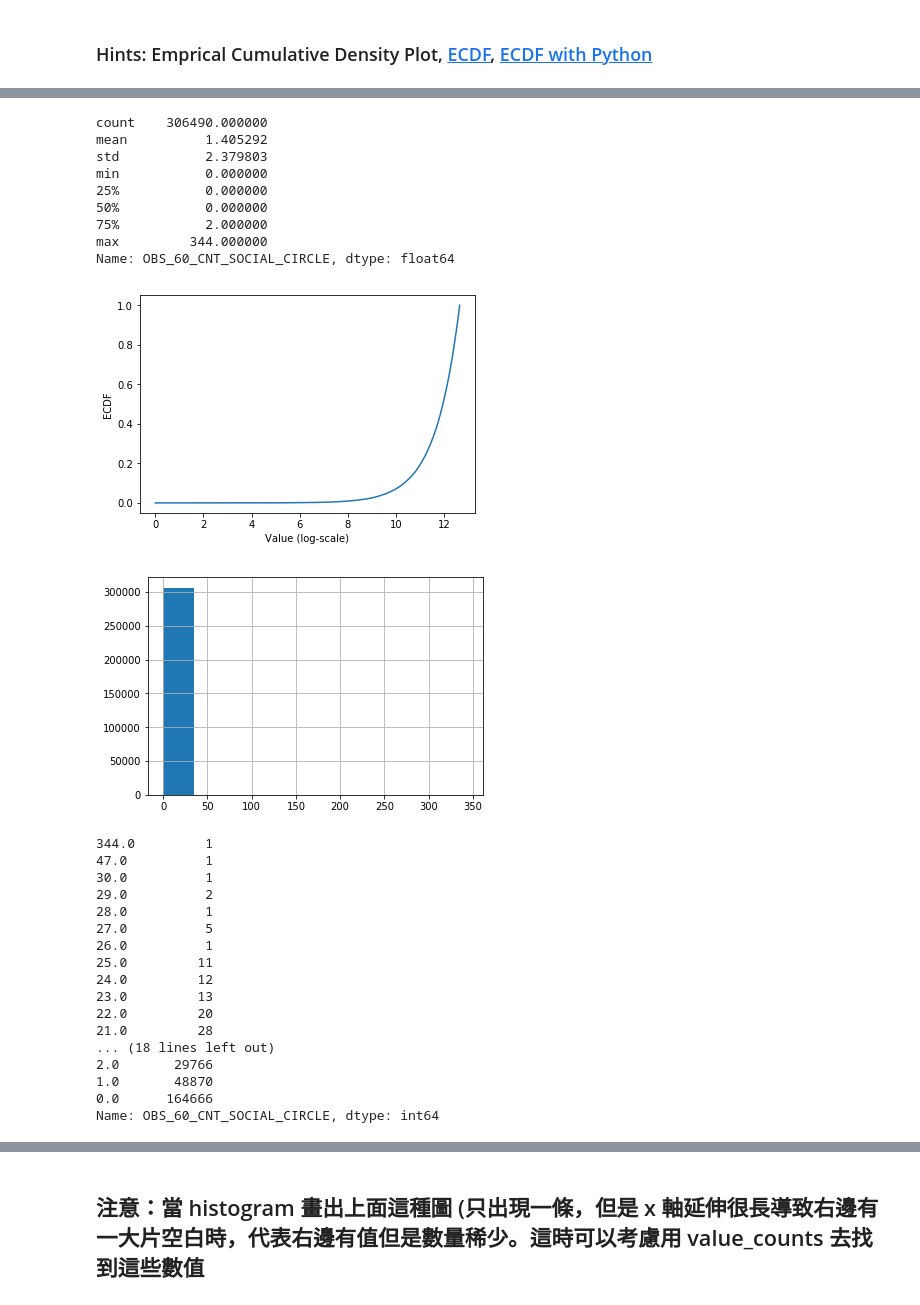
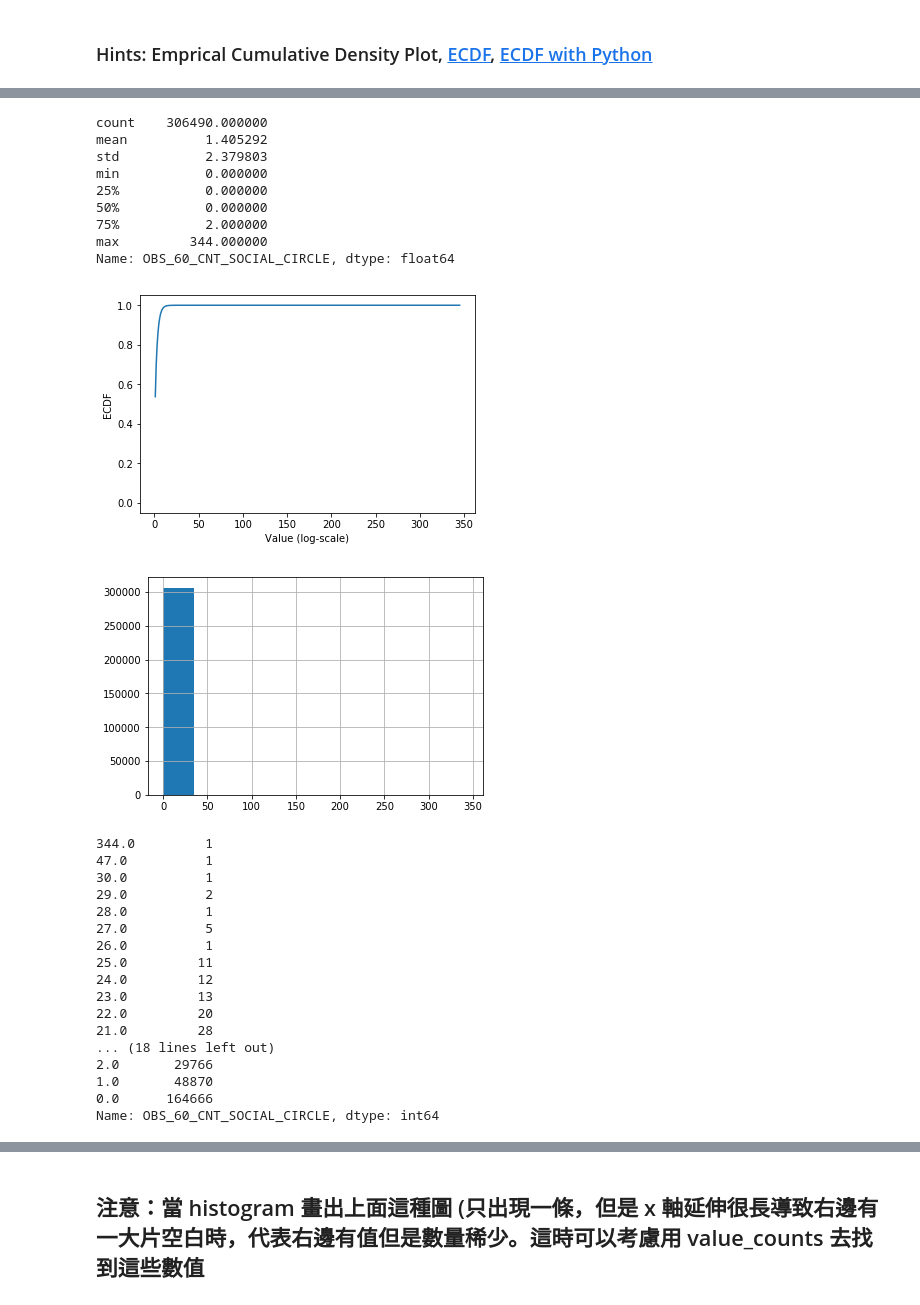
Before and after one commit to ming250112/4th-ML100Days, a Jupyter notebook: homework/Day_009_HW.ipynb, the cells around one changed output, grey strips where cells are left out. Saved outputs shown, nothing was run; the diff lists cells and outputs as text; code cells hidden in the pictures.

```diff
--- a/homework/Day_009_HW.ipynb
+++ b/homework/Day_009_HW.ipynb
@@ -84,7 +94,3 @@ sns.boxplot(app_train['OBS_60_CNT_SOCIAL_CIRCLE'])
 # AMT_INCOME_TOTAL
 # REGION_POPULATION_RELATIVE
 # OBS_60_CNT_SOCIAL_CIRCLE
-# %%
-app_train["AMT_INCOME_TOTAL cdf"] = [app_train['AMT_INCOME_TOTAL'][0:i+1].sum() for i in range(len(app_train))]
-app_train["REGION_POPULATION_RELATIVE cdf"] = [app_train['REGION_POPULATION_RELATIVE'][0:i+1].sum() for i in range(len(app_train))]
-app_train["OBS_60_CNT_SOCIAL_CIRCLE cdf"] = [app_train['OBS_60_CNT_SOCIAL_CIRCLE'][0:i+1].sum() for i in range(len(app_train))]
@@ -163,34 +179,34 @@ Name: REGION_POPULATION_RELATIVE, dtype: int64
 # %%
 # 最大值落在分布之外
 print(app_train['OBS_60_CNT_SOCIAL_CIRCLE'].describe())
 
 # 繪製 Empirical Cumulative Density Plot (ECDF)
 
-cdf = app_train["OBS_60_CNT_SOCIAL_CIRCLE cdf"]
+cdf = app_train["OBS_60_CNT_SOCIAL_CIRCLE"].value_counts().sort_index().cumsum()
 
 
-plt.plot(np.log(list(cdf.index+1)), cdf/cdf.max())
+plt.plot(list(cdf.index+1), cdf/cdf.max())
 plt.xlabel('Value (log-scale)')
 plt.ylabel('ECDF')
 
 plt.ylim([-0.05,1.05]) # 限制顯示圖片的範圍
 
 plt.show()
 
 app_train['OBS_60_CNT_SOCIAL_CIRCLE'].hist()
 plt.show()
 print(app_train['OBS_60_CNT_SOCIAL_CIRCLE'].value_counts().sort_index(ascending = False))
 # %% [output]
 count    306490.000000
 mean          1.405292
 std           2.379803
 min           0.000000
 25%           0.000000
 50%           0.000000
 75%           2.000000
 max         344.000000
 Name: OBS_60_CNT_SOCIAL_CIRCLE, dtype: float64
-[figure, old version]
+[figure, new version]
 [figure]
 344.0         1
 47.0          1
```
Also changed, not shown: parts of 6 cells of this notebook.
